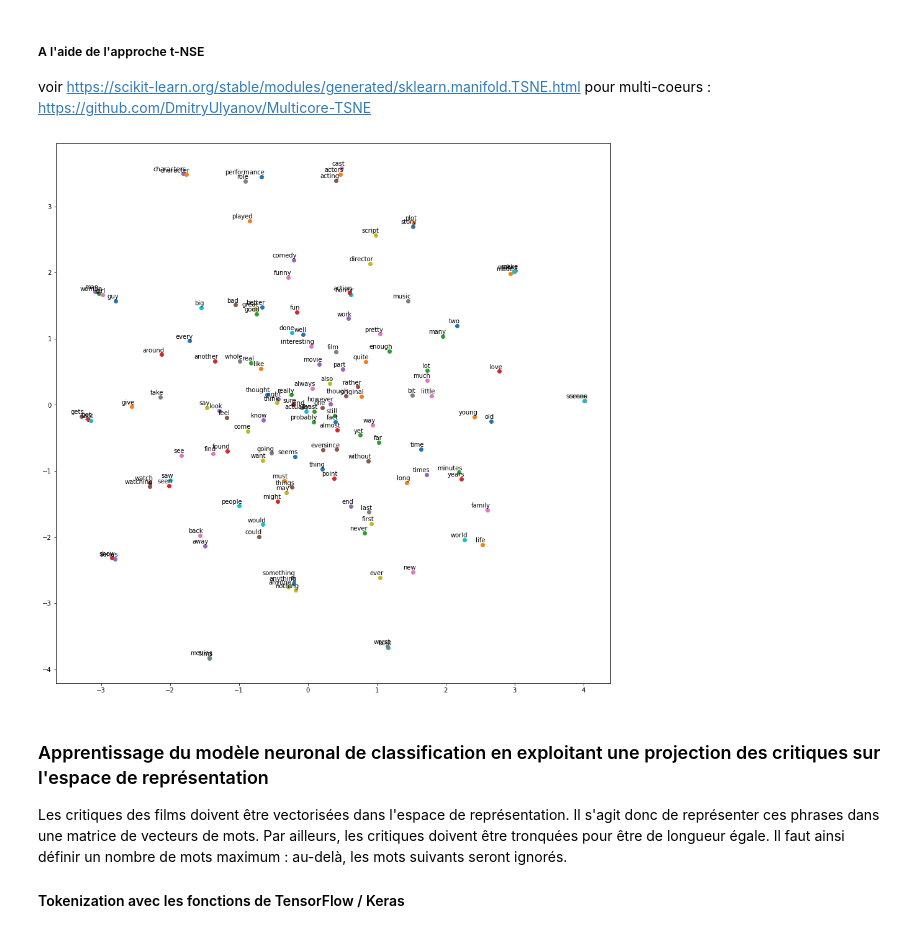
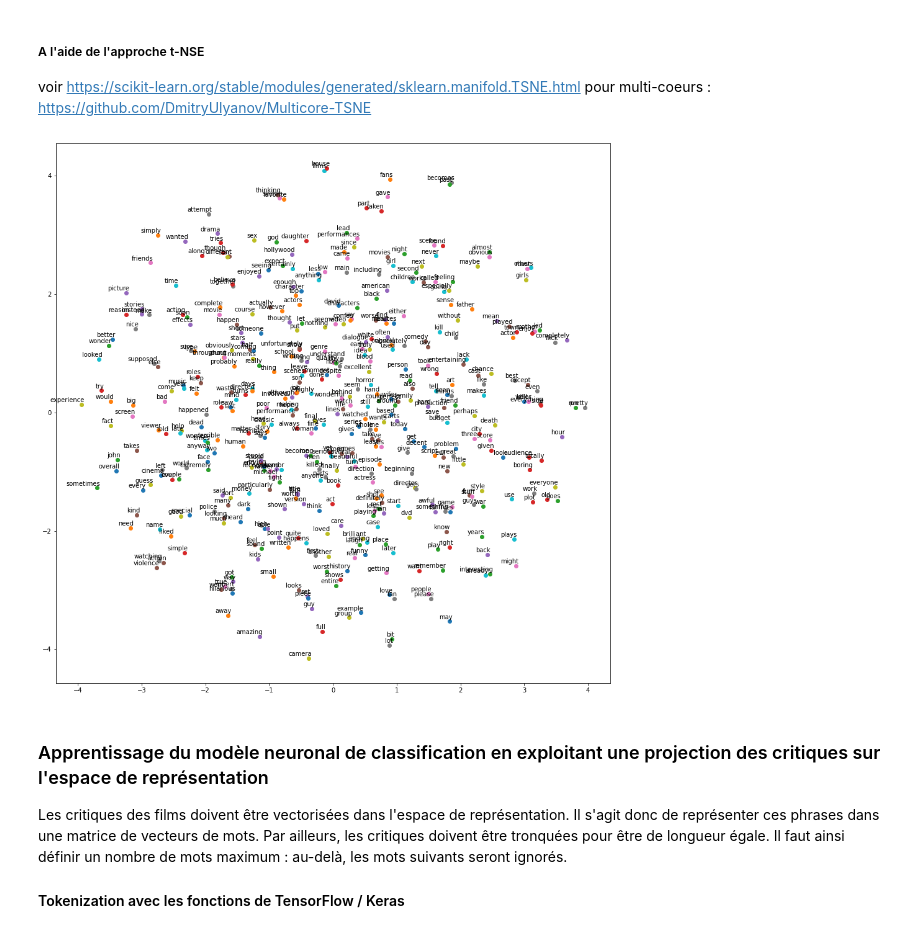
Before and after one commit to pbellot/ANF-TDM, a Jupyter notebook: IMDB.ipynb, the cells around one changed output. Drawn from its saved outputs; the diff is of its cells as text; code cells hidden in the pictures.

```diff
--- a/IMDB.ipynb
+++ b/IMDB.ipynb
@@ -331,3 +374,4 @@ Paramètres à régler : nombre de dimensions, taille de la fenêtre, nombre min
 # %%
-model = gensim.models.Word2Vec(sentences=review_lines, size=DIMENSION_EMBEDDINGS, window=5, workers=-1, min_count=10)
+NB_OCCURRENCES_MIN = 10
+model = gensim.models.Word2Vec(sentences=review_lines, size=DIMENSION_EMBEDDINGS, window=5, workers=-1, min_count=NB_OCCURRENCES_MIN)
 motsComplet = list(model.wv.vocab)
@@ -390,38 +441,38 @@ def tsne_plot(model):
     tokens = []
 
     for word in model.wv.vocab:
-        if frequency_dist[word]>5000:
+        if frequency_dist[word]>2000:
             tokens.append(model[word])
             labels.append(word)
 
     #version Sci-kit de Tsne
     #tsne_model = TSNE(perplexity=40, n_components=2, init='pca', n_iter=250, random_state=23, verbose=True)
     #new_values = tsne_model.fit_transform(tokens)
 
     #version Multicore de Tsne
     tsne_model = TSNE(perplexity=40, n_components=2, init='random', n_iter=2500, random_state=23, verbose=True, n_jobs=12)
     new_values = tsne_model.fit_transform(np.array(tokens))
 
     x = []
     y = []
     for value in new_values:
         x.append(value[0])
         y.append(value[1])
 
     plt.figure(figsize=(16, 16))
     for i in range(len(x)):
         plt.scatter(x[i],y[i])
         plt.annotate(labels[i],
                      xy=(x[i], y[i]),
                      xytext=(5, 2),
                      textcoords='offset points',
                      ha='right',
                      va='bottom')
     plt.show()
 
 tsne_plot(model)
 # %% [output]
-[figure, old version]
+[figure, new version]
 # %% [markdown]
 ### Apprentissage du modèle neuronal de classification en exploitant une projection des critiques sur l'espace de représentation
 
```
Also changed, not shown: parts of 32 cells of this notebook.
